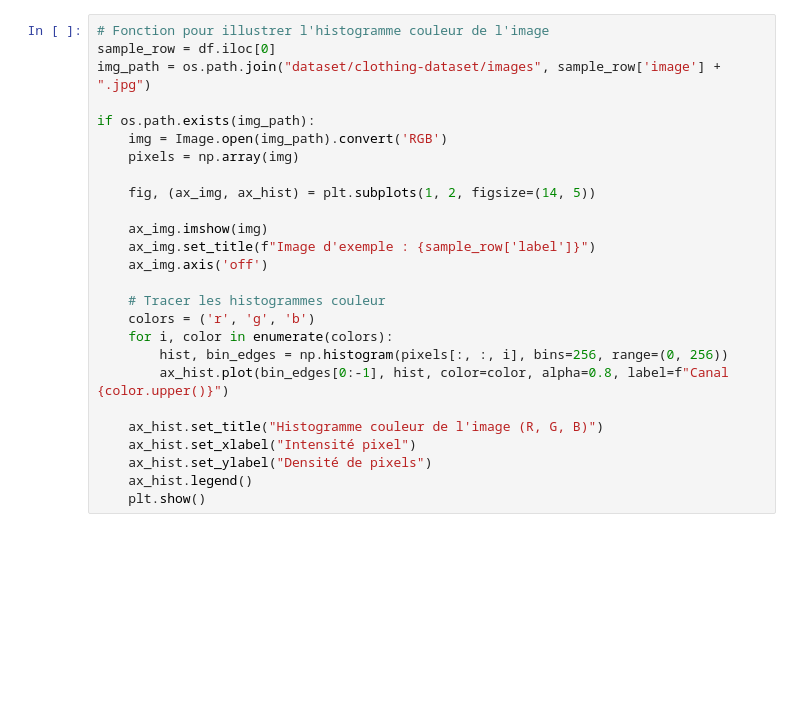
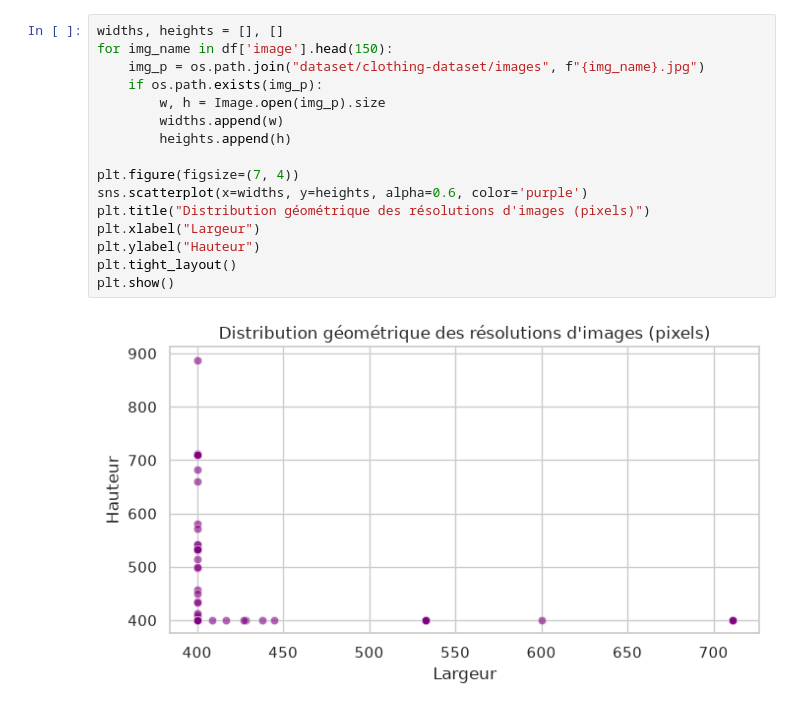
Before and after one commit to neussi/visual_search_engine, a Jupyter notebook: visual_search.ipynb, the cells around one changed output. Cells and saved outputs as stored; diff of their text form; blank space fills up the shorter version.

```diff
--- a/visual_search.ipynb
+++ b/visual_search.ipynb
@@ -49,26 +77,18 @@ plt.show()
-# %%
-# Fonction pour illustrer l'histogramme couleur de l'image
-sample_row = df.iloc[0]
-img_path = os.path.join("dataset/clothing-dataset/images", sample_row['image'] + ".jpg")
-
-if os.path.exists(img_path):
-    img = Image.open(img_path).convert('RGB')
-    pixels = np.array(img)
-
-    fig, (ax_img, ax_hist) = plt.subplots(1, 2, figsize=(14, 5))
-
-    ax_img.imshow(img)
-    ax_img.set_title(f"Image d'exemple : {sample_row['label']}")
-    ax_img.axis('off')
-
-    # Tracer les histogrammes couleur
-    colors = ('r', 'g', 'b')
-    for i, color in enumerate(colors):
-        hist, bin_edges = np.histogram(pixels[:, :, i], bins=256, range=(0, 256))
-        ax_hist.plot(bin_edges[0:-1], hist, color=color, alpha=0.8, label=f"Canal {color.upper()}")
-
-    ax_hist.set_title("Histogramme couleur de l'image (R, G, B)")
-    ax_hist.set_xlabel("Intensité pixel")
-    ax_hist.set_ylabel("Densité de pixels")
-    ax_hist.legend()
-    plt.show()
+# %%
+widths, heights = [], []
+for img_name in df['image'].head(150):
+    img_p = os.path.join("dataset/clothing-dataset/images", f"{img_name}.jpg")
+    if os.path.exists(img_p):
+        w, h = Image.open(img_p).size
+        widths.append(w)
+        heights.append(h)
+
+plt.figure(figsize=(7, 4))
+sns.scatterplot(x=widths, y=heights, alpha=0.6, color='purple')
+plt.title("Distribution géométrique des résolutions d'images (pixels)")
+plt.xlabel("Largeur")
+plt.ylabel("Hauteur")
+plt.tight_layout()
+plt.show()
+# %% [output]
+[figure, added]
```
Also changed, not shown: parts of 18 cells of this notebook, 9 other files.
